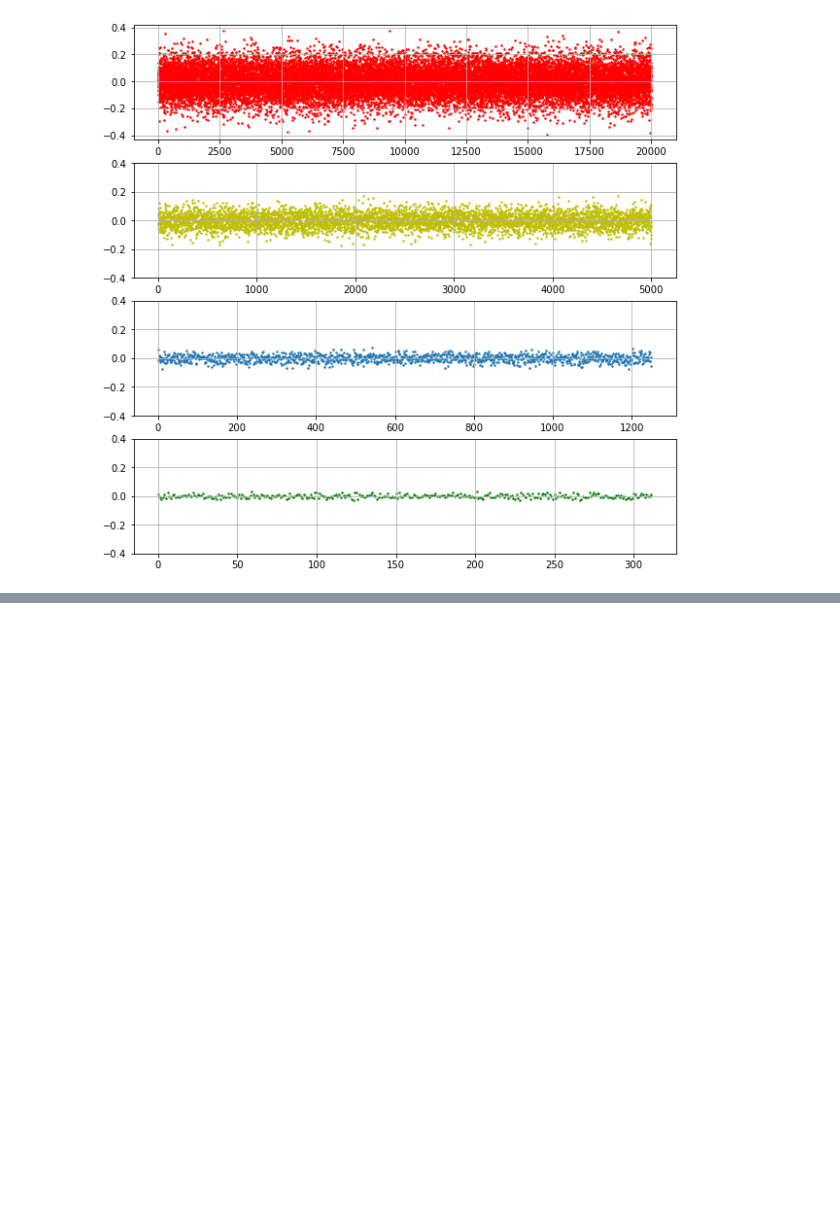
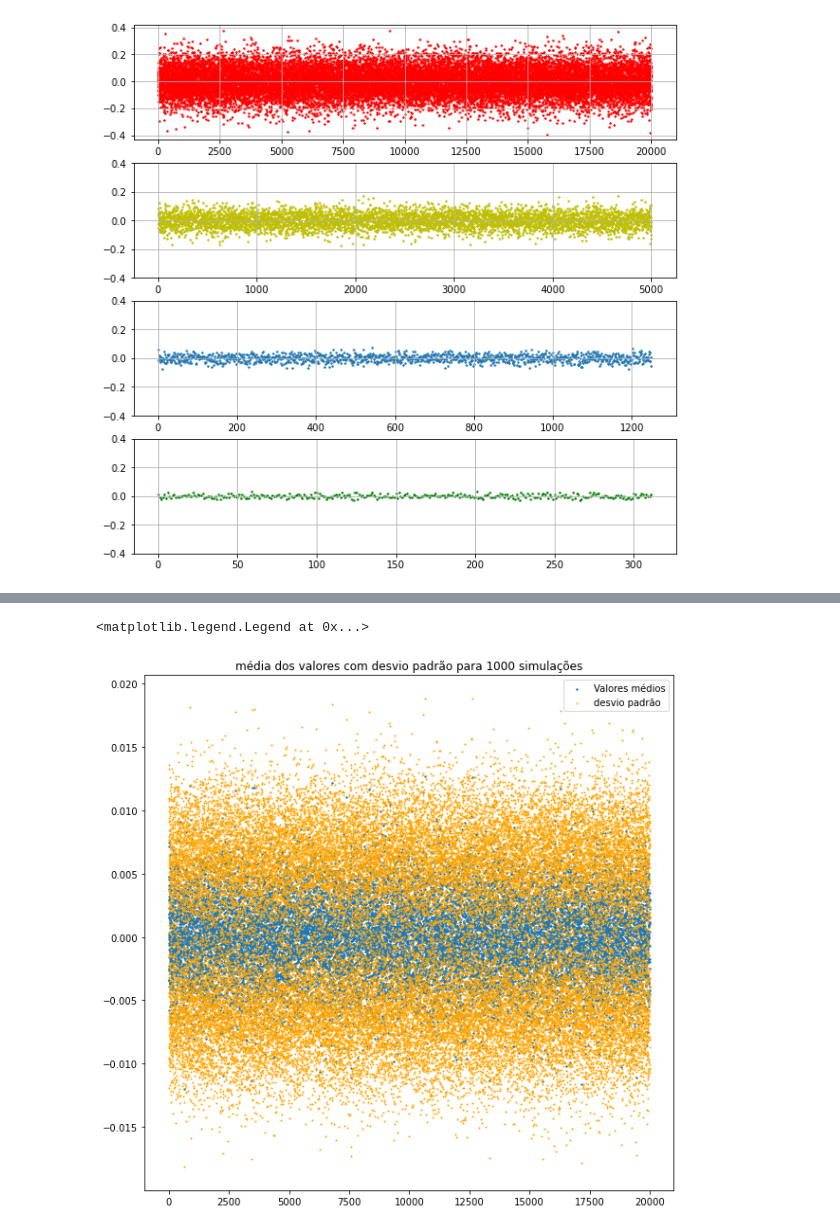
Before and after one commit to gaiogreg/projetos-lets-code, a Jupyter notebook: Projeto6/Projeto6.ipynb, the cells around one changed output, grey strips where cells are left out. Drawn from its saved outputs; the diff is of its cells as text; code cells hidden in the pictures; blank space fills up the shorter version.

```diff
--- a/Projeto6/Projeto6.ipynb
+++ b/Projeto6/Projeto6.ipynb
@@ -87,0 +109,21 @@ axs4.grid()
+# %%
+X_forecast = []
+for i in range(1000):
+  X_forecast.append(forecast_constant(mean_, len(df_btc), std_ ))
+
+np_forecast = np.array(X_forecast)
+df_forecast = pd.DataFrame(np_forecast.T)
+mean_tests = np.mean(np_forecast,axis=0)
+std_tests = np.std(np_forecast,axis=0)
+
+conf_tests = 1.96*std_/np.sqrt(1000)
+# %%
+plt.figure(figsize=(10,10))
+plt.scatter(pd.DataFrame(mean_tests).index, mean_tests, s= 2)
+plt.scatter(pd.DataFrame(mean_tests).index, mean_tests + conf_tests, s=1,color='orange')
+plt.scatter(pd.DataFrame(mean_tests).index, mean_tests - conf_tests, s=1,color='orange');
+plt.title('média dos valores com desvio padrão para 1000 simulações');
+plt.legend(['Valores médios','desvio padrão'])
+# %% [output]
+<matplotlib.legend.Legend at 0x...>
+[figure, added]
```
Also changed, not shown: parts of 4 cells of this notebook.
